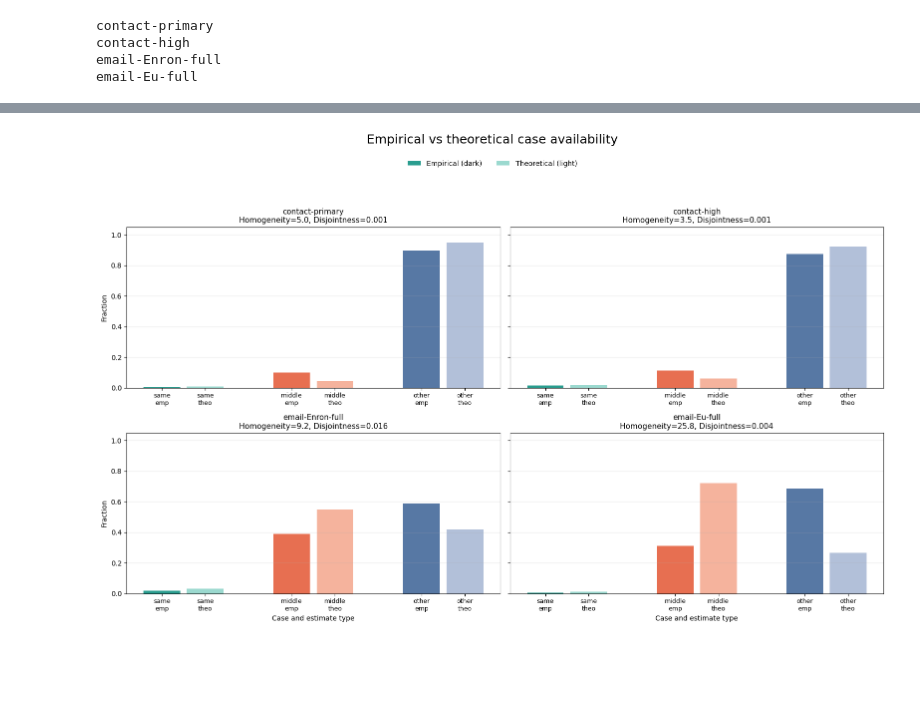
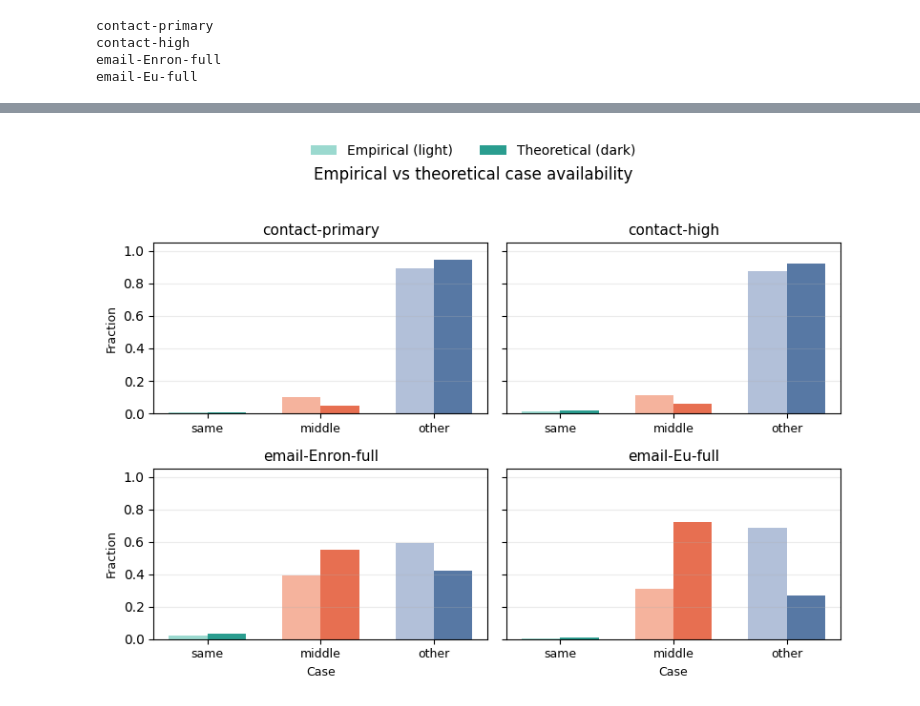
Before and after one commit to aduntslusine/hypergraphs, a Jupyter notebook: 5_transitions.ipynb, the cells around one changed output, grey strips where cells are left out. Drawn from its saved outputs; the diff is of its cells as text; code cells hidden in the pictures; blank space fills up the shorter version.

```diff
--- a/5_transitions.ipynb
+++ b/5_transitions.ipynb
@@ -221,104 +29,76 @@ def hyperedge_homogeneity_list(H):
 # %%
 # Dataset list (the two datasets used above).
-dataset_names = ["contact-primary", "contact-high",
-            "email-Enron-full", "email-Eu-full",]
-            # "NDC-classes-full", "NDC-substances-full"]
+dataset_names = ["contact-primary", "contact-high", "email-Enron-full", "email-Eu-full"]
+# dataset_names += ["NDC-classes-full", "NDC-substances-full"]
 
 datasets = {}
-for name in dataset_names:
+for i, name in enumerate(dataset_names):
     print(name)
-    DATA_PATH = Path(f"../www21-hyperlap-master/dataset/{name}_graph.txt")
-    H = load_txt(DATA_PATH)
+    data_path = Path(f"../www21-hyperlap-master/dataset/{name}_graph.txt")
+    H = load_txt(data_path)
     empirical = empirical_availability_values(H, seed=42 + i)
     theoretical = theoretical_case_values(H)
-    homogeneity = hyperedge_homogeneity_list(H),
+    homogeneity = hyperedge_homogeneity_list(H)
     disjointness = hypergraph_disjointness(H)
 
     datasets[name] = {
         "H": H,
         "empirical": empirical,
         "theoretical": theoretical,
-        "homogeneity_mean": np.mean(homogeneity),
+        "homogeneity_mean": float(np.mean(homogeneity)),
         "homogeneity": homogeneity,
         "disjointness": disjointness,
-        }
+    }
 # %% [output]
 contact-primary
 contact-high
 email-Enron-full
 email-Eu-full
 # %%
-first_four = dataset_names[:4]
+case_labels = ["same", "middle", "other"]
+emp_colors = ["#9bd9cf", "#f5b39d", "#b2c0d9"]
+theo_colors = ["#2a9d8f", "#e76f51", "#5778a4"]
 
-case_labels = ["same", "middle", "other"]
-emp_colors = ["#2a9d8f", "#e76f51", "#5778a4"]
-theo_colors = ["#9bd9cf", "#f5b39d", "#b2c0d9"]
-
-fig, axes = plt.subplots(2, 2, figsize=(16, 10), sharey=True)
+fig, axes = plt.subplots(2, 2, figsize=(8, 6), sharey=True)
 axes = axes.flatten()
 
-for ax, name in zip(axes, first_four):
+bar_w = 0.34
+x = np.arange(len(case_labels), dtype=float)
+
+for ax, name in zip(axes, dataset_names):
     values = datasets[name]
     empirical = np.asarray(values["empirical"], dtype=float)
     theoretical = np.asarray(values["theoretical"], dtype=float)
+    dj = values["disjointness"] * 100
+    hom = values["homogeneity_mean"]
 
-    hm = values.get("homogeneity_mean", np.nan)
-    try:
-        hm = float(np.asarray(hm).reshape(-1)[0])
-    except Exception:
-        hm = float(np.nan)
+    for i, _case in enumerate(case_labels):
+        ax.bar(x[i] - bar_w / 2, empirical[i], width=bar_w, color=emp_colors[i])
+        ax.bar(x[i] + bar_w / 2, theoretical[i], width=bar_w, color=theo_colors[i])
 
-    dj = float(values.get("disjointness", np.nan))
-
-    x = np.array([0, 1, 3, 4, 6, 7], dtype=float)
-    heights = np.array([
-        empirical[0], theoretical[0],
-        empirical[1], theoretical[1],
-        empirical[2], theoretical[2],
-    ])
-    colors = [
-        emp_colors[0], theo_colors[0],
-        emp_colors[1], theo_colors[1],
-        emp_colors[2], theo_colors[2],
-    ]
-
-    ax.bar(x, heights, color=colors, width=0.85)
     ax.set_xticks(x)
-    ax.set_xticklabels(
-        [
-            "same\nemp", "same\ntheo",
-            "middle\nemp", "middle\ntheo",
-            "other\nemp", "other\ntheo",
-        ],
-        fontsize=9,
-    )
+    ax.set_xticklabels(case_labels, fontsize=9)
     ax.set_ylim(0, 1.05)
     ax.grid(axis="y", alpha=0.25)
-    ax.set_title(f"{name}\nHomogeneity={hm:.1f}, Disjointness={dj:.3f}", fontsize=11)
+    ax.set_title(f"{name}", fontsize=11)
 
 for ax in axes[2:]:
-    ax.set_xlabel("Case and estimate type")
+    ax.set_xlabel("Case", fontsize=9)
 for ax in axes[::2]:
-    ax.set_ylabel("Fraction")
+    ax.set_ylabel("Fraction", fontsize=9)
 
 from matplotlib.patches import Patch
 legend_handles = [
-    Patch(facecolor="#2a9d8f", label="Empirical (dark)"),
-    Patch(facecolor="#9bd9cf", label="Theoretical (light)"),
+    Patch(facecolor=emp_colors[0], label="Empirical (light)"),
+    Patch(facecolor=theo_colors[0], label="Theoretical (dark)"),
 ]
-fig.legend(
-    handles=legend_handles,
-    loc="upper center",
-    bbox_to_anchor=(0.5, 0.955),
-    ncol=2,
-    frameon=False,
-)
+fig.legend(handles=legend_handles, loc="upper center", bbox_to_anchor=(0.5, 0.98), ncol=2, frameon=False)
 
-fig.suptitle("Empirical vs theoretical case availability", fontsize=18, y=0.995)
+fig.suptitle("Empirical vs theoretical case availability", fontsize=12, y=0.92)
 plt.tight_layout(rect=[0, 0, 1, 0.90])
 
 out_dir = Path("results/images")
-out_path = out_dir / "real_datasets_transition_cases_empirical_vs_theoretical.png"
+out_path = out_dir / "real_transitions.png"
 fig.savefig(out_path, dpi=300, bbox_inches="tight", pad_inches=0.25)
 print(f"Saved: {out_path}")
 
@@ -328 +108 @@ Saved: results/images/real_datasets_transition_cases_empirical_vs_theoretical.pn
-[figure, old version]
+[figure, new version]
```
Also changed, not shown: parts of 6 cells of this notebook, 15 other files.
